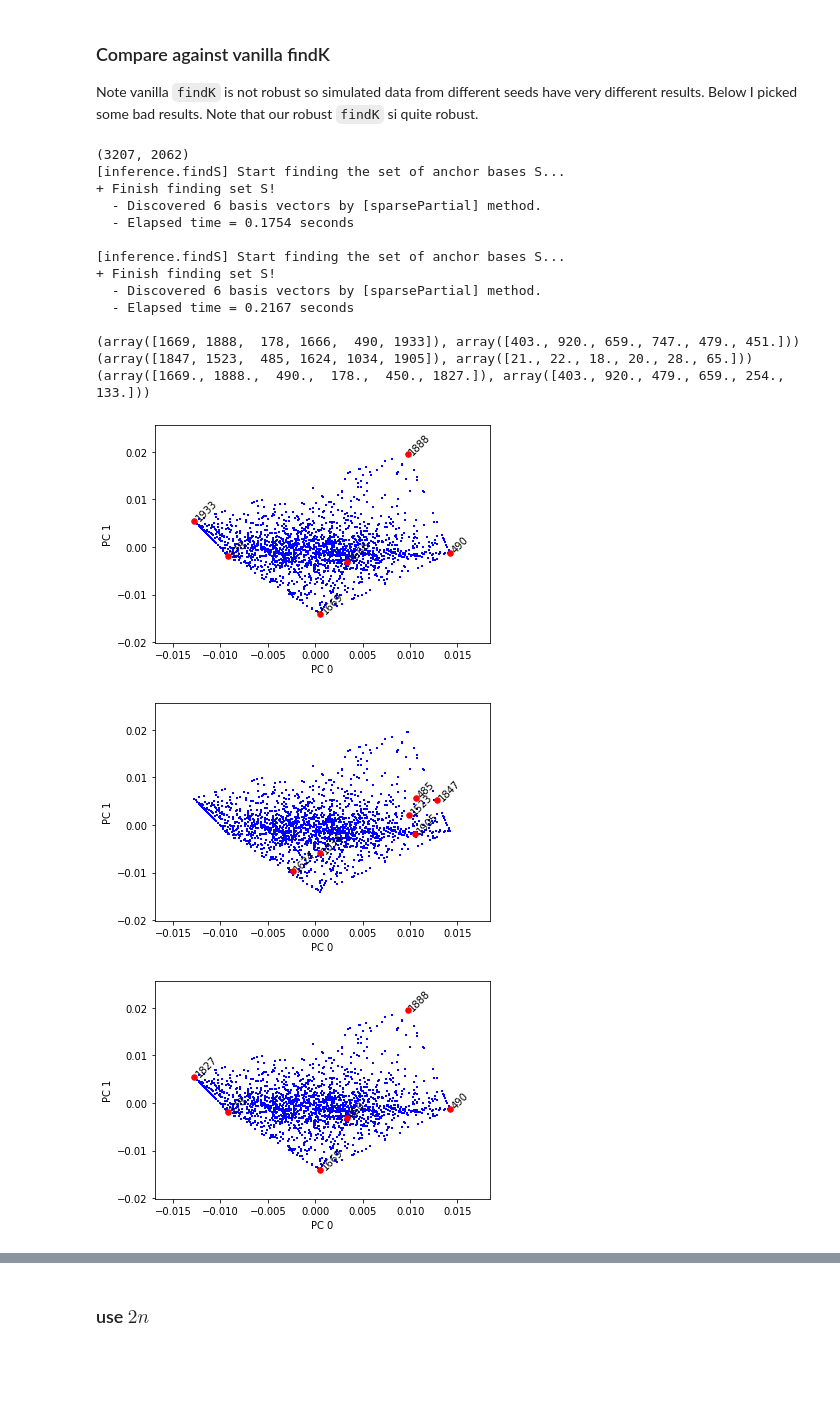
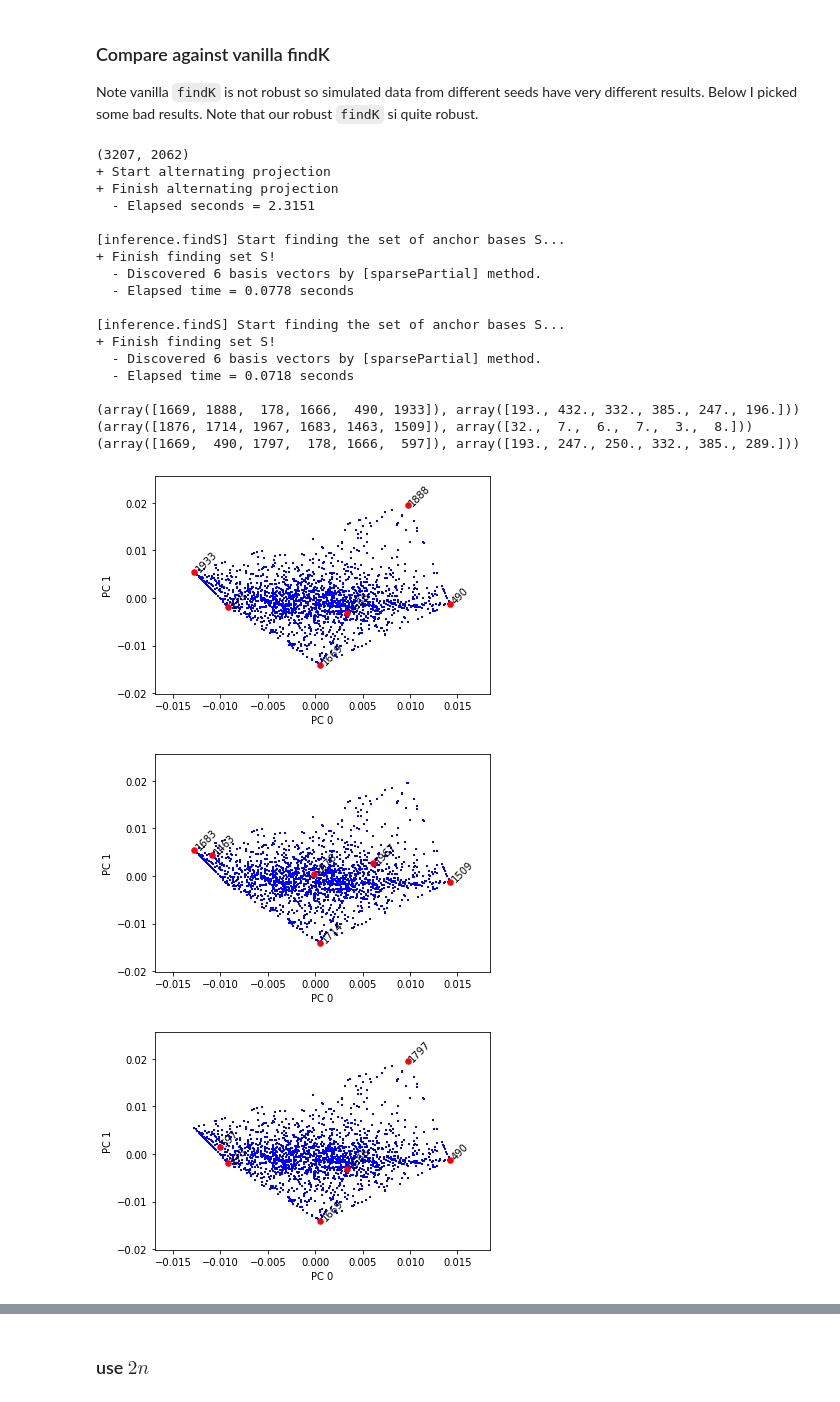
Before and after one commit to zihao12/pyJSMF-RAW, a Jupyter notebook: experiments/findK-correction-jk2.ipynb, the cells around one changed output, grey strips where cells are left out. Cells and saved outputs as stored; diff of their text form; code cells hidden in the pictures; blank space fills up the shorter version.

```diff
--- a/experiments/findK-correction-jk2.ipynb
+++ b/experiments/findK-correction-jk2.ipynb
@@ -271,41 +271,48 @@ Note vanilla `findK` is not robust so simulated data from different seeds have v
 np.random.seed(1234)
 F = np.asarray(fitted.rx2('F'))
 L = np.asarray(fitted.rx2('L'))
 s = np.asarray(fitted.rx2('s'))
 
-X = simulate_multinomial_counts_local(L, F, np.round(s))
+X = simulate_multinomial_counts_local(L, F, np.round(s/2))
 print(X.shape)
 
 C_ = compute_C_unbiased(X)
 Cbar_ = C_ / C_.sum(axis = 1)[:, None]
 
 S0, diagR0, _ = findS(Cbar, k)
 S1, diagR1, _ = findS(Cbar_, k)
+S1, diagR1, _ = findS(Cr_bar, k)
+
+
 S2, diagR2 = findS_correction_jk(X, Cbar_, C_, k, prior_family = "point_normal")
 
 print((S0, X.sum(axis = 0)[S0.astype(int)]))
 print((S1, X.sum(axis = 0)[S1.astype(int)]))
 print((S2, X.sum(axis = 0)[S2.astype(int)]))
 
 Cbar_pj = pca_proj(Cbar)
 vis_extremal_pca(Cbar_pj, S0.astype(int), [0, 1], annotate=True, fontsize=10)
 vis_extremal_pca(Cbar_pj, S1.astype(int), [0, 1], annotate=True, fontsize=10)
 vis_extremal_pca(Cbar_pj, S2.astype(int), [0, 1], annotate=True, fontsize=10)
 # %% [output]
 (3207, 2062)
-[inference.findS] Start finding the set of anchor bases S...
-+ Finish finding set S!
-  - Discovered 6 basis vectors by [sparsePartial] method.
-  - Elapsed time = 0.1754 seconds
++ Start alternating projection
++ Finish alternating projection
+  - Elapsed seconds = 2.3151
 
 [inference.findS] Start finding the set of anchor bases S...
 + Finish finding set S!
   - Discovered 6 basis vectors by [sparsePartial] method.
-  - Elapsed time = 0.2167 seconds
+  - Elapsed time = 0.0778 seconds
 
-(array([1669, 1888,  178, 1666,  490, 1933]), array([403., 920., 659., 747., 479., 451.]))
-(array([1847, 1523,  485, 1624, 1034, 1905]), array([21., 22., 18., 20., 28., 65.]))
-(array([1669., 1888.,  490.,  178.,  450., 1827.]), array([403., 920., 479., 659., 254., 133.]))
+[inference.findS] Start finding the set of anchor bases S...
++ Finish finding set S!
+  - Discovered 6 basis vectors by [sparsePartial] method.
+  - Elapsed time = 0.0718 seconds
+
+(array([1669, 1888,  178, 1666,  490, 1933]), array([193., 432., 332., 385., 247., 196.]))
+(array([1876, 1714, 1967, 1683, 1463, 1509]), array([32.,  7.,  6.,  7.,  3.,  8.]))
+(array([1669,  490, 1797,  178, 1666,  597]), array([193., 247., 250., 332., 385., 289.]))
 [figure]
-[figure, old version]
+[figure, new version]
-[figure, old version]
+[figure, new version]
```
Also changed, not shown: parts of 4 cells of this notebook, 3 other files.
